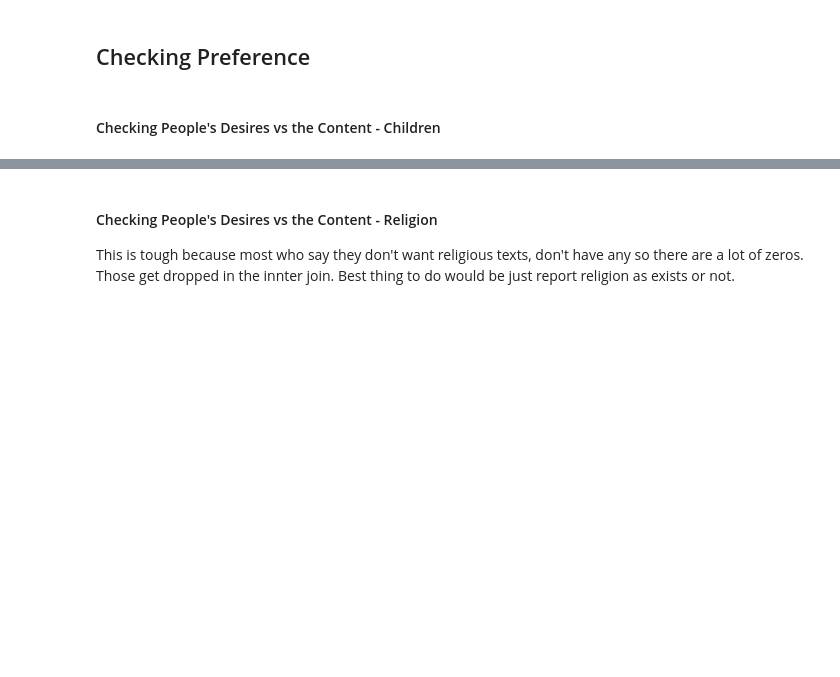
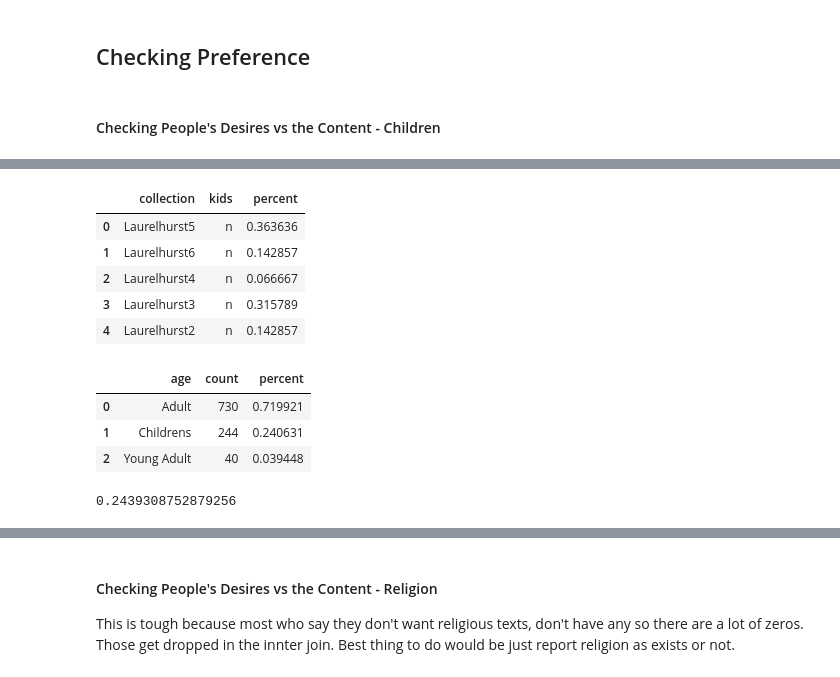
Before and after one commit to amckennafoster/seattle-littlefreelibrary, a Jupyter notebook: code/LFL-Analysis.ipynb, the cells around one changed output, grey strips where cells are left out. Drawn from its saved outputs; the diff is of its cells as text; code cells hidden in the pictures; blank space fills up the shorter version.

```diff
--- a/code/LFL-Analysis.ipynb
+++ b/code/LFL-Analysis.ipynb
@@ -665,6 +667,38 @@ collections = bksctstat[['collection']]
 #Merge to add the collections with no religious material and then convert NaNs to zero
 percentschil = pd.merge(collections, bksagestatchil, on='collection', how='outer')
 percentschil.fillna(0, inplace = True)
+# %%
+percentschil.head()
+# %% [output]
+|  | collection | kids | percent |
+| 0 | Laurelhurst5 | n | 0.363636 |
+| 1 | Laurelhurst6 | n | 0.142857 |
+| 2 | Laurelhurst4 | n | 0.066667 |
+| 3 | Laurelhurst3 | n | 0.315789 |
+| 4 | Laurelhurst2 | n | 0.142857 |
+# %%
+#For overall percent of children's books
+#For overall percent religious material
+#Get percents for each category
+#Group by category
+bksagepercent = bks.groupby(['age'])['count'].sum().reset_index()
+#Get total
+bkscatTotal = bks['count'].sum()
+#create a percent column
+bksagepercent['percent'] = bksagepercent['count']/bkscatTotal
+#Sort by the percent
+bksagepercent.sort_values(by='percent', ascending=False, inplace=True)
+bksagepercent.head(15)
+# %% [output]
+|  | age | count | percent |
+| 0 | Adult | 730 | 0.719921 |
+| 1 | Childrens | 244 | 0.240631 |
+| 2 | Young Adult | 40 | 0.039448 |
+# %%
+#Average percent religious material when kids material was present
+print(bksagestatchil['percent'].mean())
+# %% [output]
+0.2439308752879256
 # %%
 #Average percent childrens books in lfls incl zeros
 percentschil['percent'].mean()
```
Also changed, not shown: parts of 53 cells of this notebook, 14 other files.
